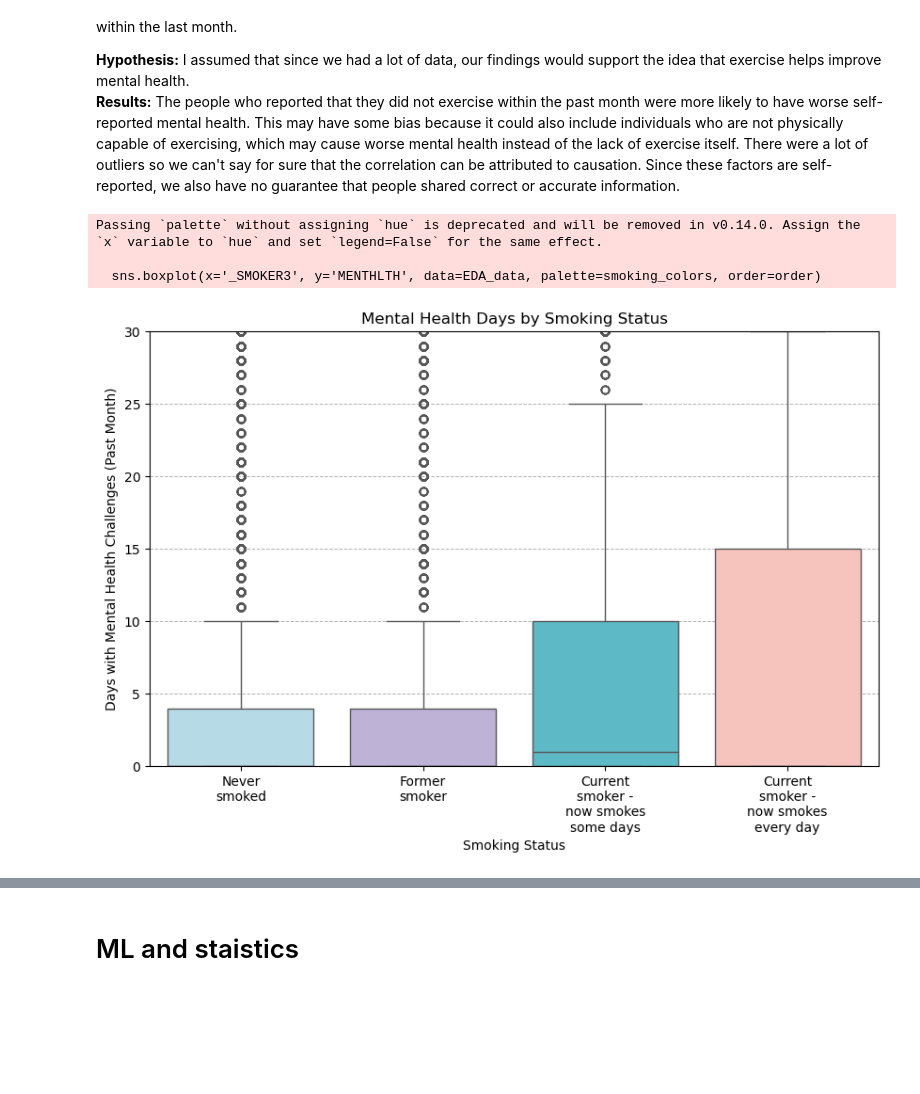
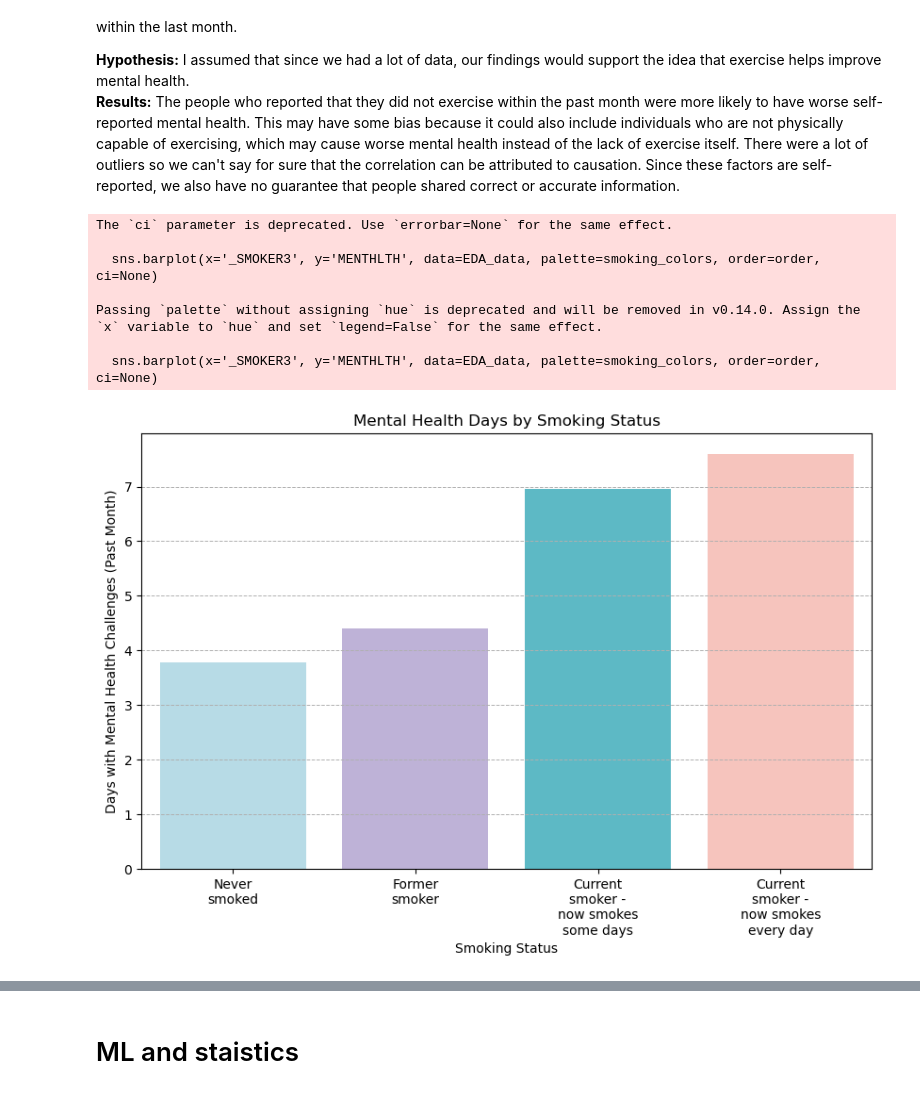
Before and after one commit to cs418-fa24/project-check-in-team-10, a Jupyter notebook: Final_Report.ipynb, the cells around one changed output, grey strips where cells are left out. Drawn from its saved outputs; the diff is of its cells as text; code cells hidden in the pictures; blank space fills up the shorter version.

Commit message:
changed the plot formats

```diff
--- a/Final_Report.ipynb
+++ b/Final_Report.ipynb
@@ -70,19 +70,22 @@ Passing `palette` without assigning `hue` is deprecated and will be removed in v
 # %%
 smoking_colors = ["#AFDFEE", "#BCACDD", "#4BC6D7", "#FFBDB4"]
 order = ['Never smoked', 'Former smoker', 'Current smoker - now smokes some days', 'Current smoker - now smokes every day']
 wrapped_labels = [textwrap.fill(label, width=10) for label in order]
 plt.figure(figsize=(10, 6))
-sns.boxplot(x='_SMOKER3', y='MENTHLTH', data=EDA_data, palette=smoking_colors, order=order)
-plt.ylim(0, 30)
-plt.grid(axis='y', linestyle='--', linewidth=0.7)
+sns.barplot(x='_SMOKER3', y='MENTHLTH', data=EDA_data, palette=smoking_colors, order=order, ci=None)
 plt.title('Mental Health Days by Smoking Status')
 plt.xlabel('Smoking Status')
 plt.ylabel('Days with Mental Health Challenges (Past Month)')
 plt.xticks(ticks=range(len(order)), labels=wrapped_labels)
+plt.grid(axis='y', linestyle='--', linewidth=0.7)
 plt.show()
 # %% [output]
+The `ci` parameter is deprecated. Use `errorbar=None` for the same effect.
+
+  sns.barplot(x='_SMOKER3', y='MENTHLTH', data=EDA_data, palette=smoking_colors, order=order, ci=None)
+
 Passing `palette` without assigning `hue` is deprecated and will be removed in v0.14.0. Assign the `x` variable to `hue` and set `legend=False` for the same effect.
 
-  sns.boxplot(x='_SMOKER3', y='MENTHLTH', data=EDA_data, palette=smoking_colors, order=order)
+  sns.barplot(x='_SMOKER3', y='MENTHLTH', data=EDA_data, palette=smoking_colors, order=order, ci=None)
-[figure, old version]
+[figure, new version]
 # %% [markdown]
```
Also changed, not shown: parts of 4 cells of this notebook, 1 other file.
